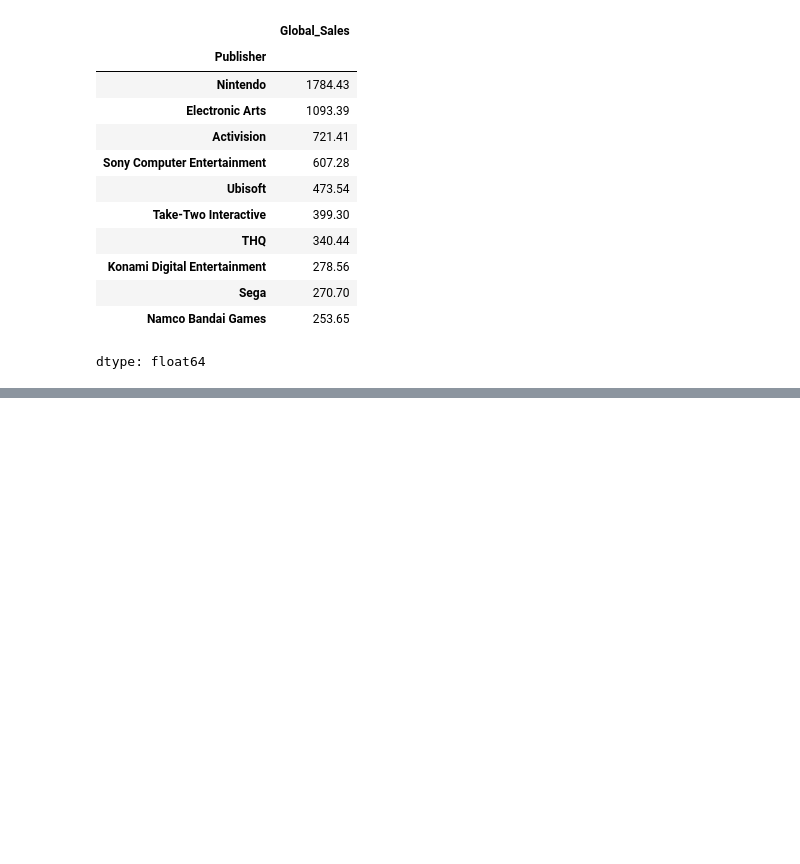
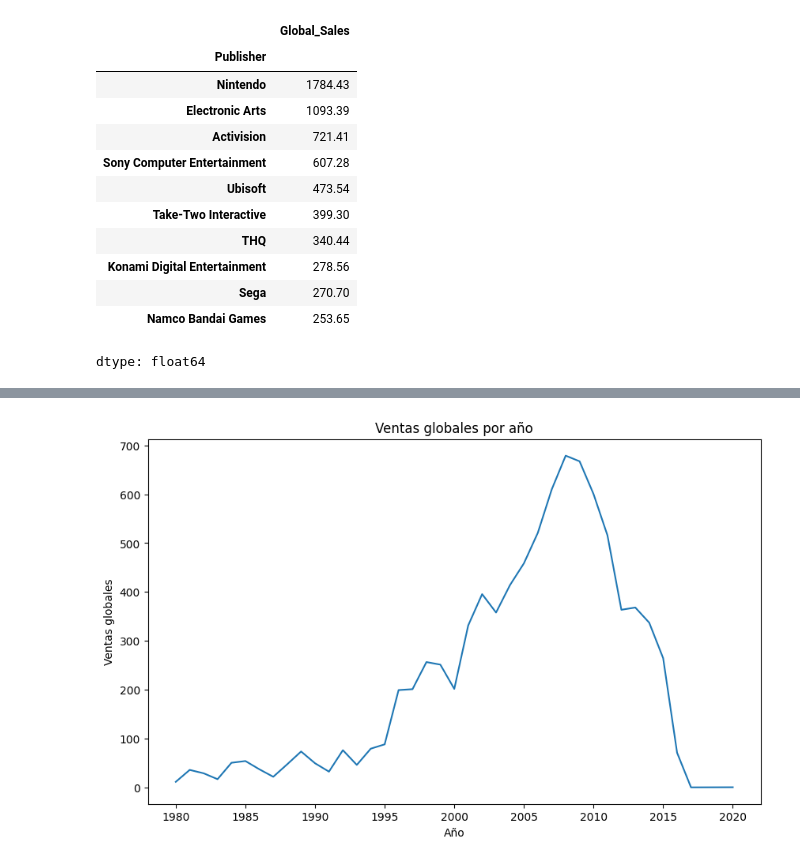
Before and after one commit to lnovoa3-lgtm/Proyecto1, a Jupyter notebook: código_programación.ipynb, the cells around one changed output, grey strips where cells are left out. Drawn from its saved outputs; the diff is of its cells as text; code cells hidden in the pictures; blank space fills up the shorter version.

```diff
--- a/código_programación.ipynb
+++ b/código_programación.ipynb
@@ -146,0 +158,3 @@ dtype: float64
+# %%
+ventas_year=df.groupby("Year")["Global_Sales"].sum()
+ventas_year
@@ -146,0 +181,10 @@ dtype: float64
+# %%
+plt.figure(figsize=(10,6))
+ventas_year.plot(kind="line")
+
+plt.title("Ventas globales por año")
+plt.xlabel("Año")
+plt.ylabel("Ventas globales")
+plt.show()
+# %% [output]
+[figure, added]
```
Also changed, not shown: parts of 2 cells of this notebook.
